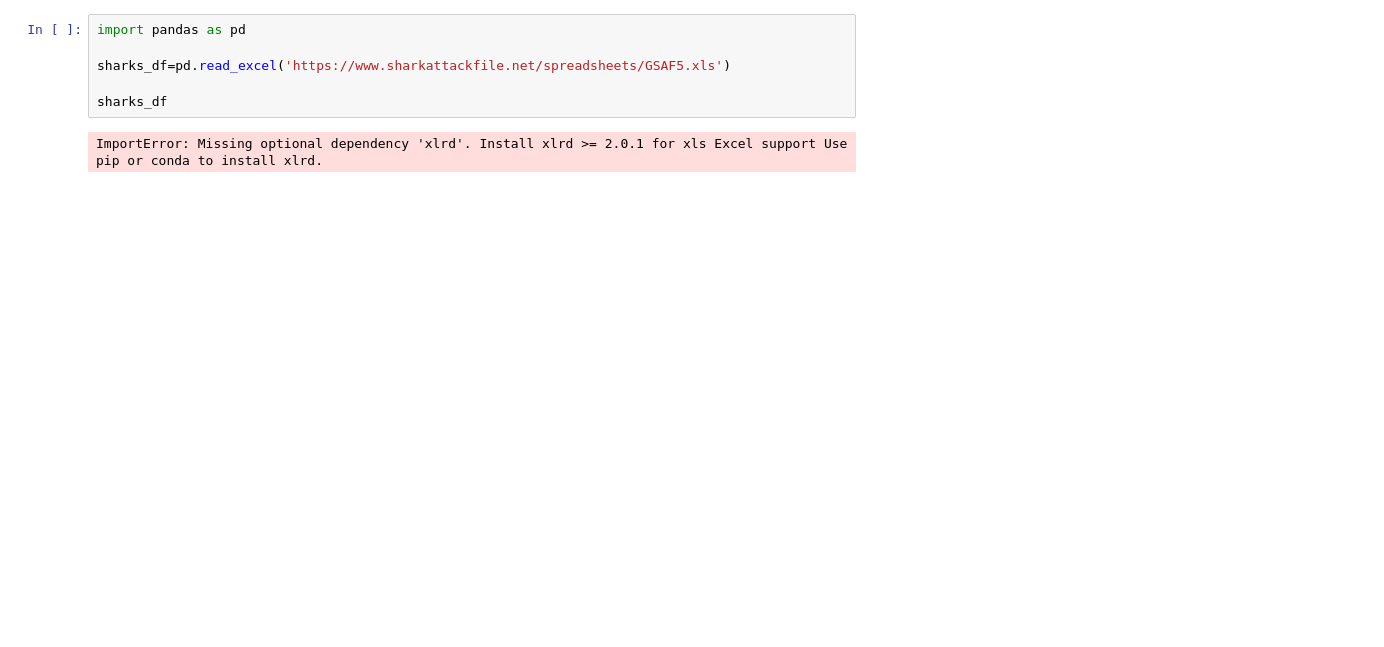
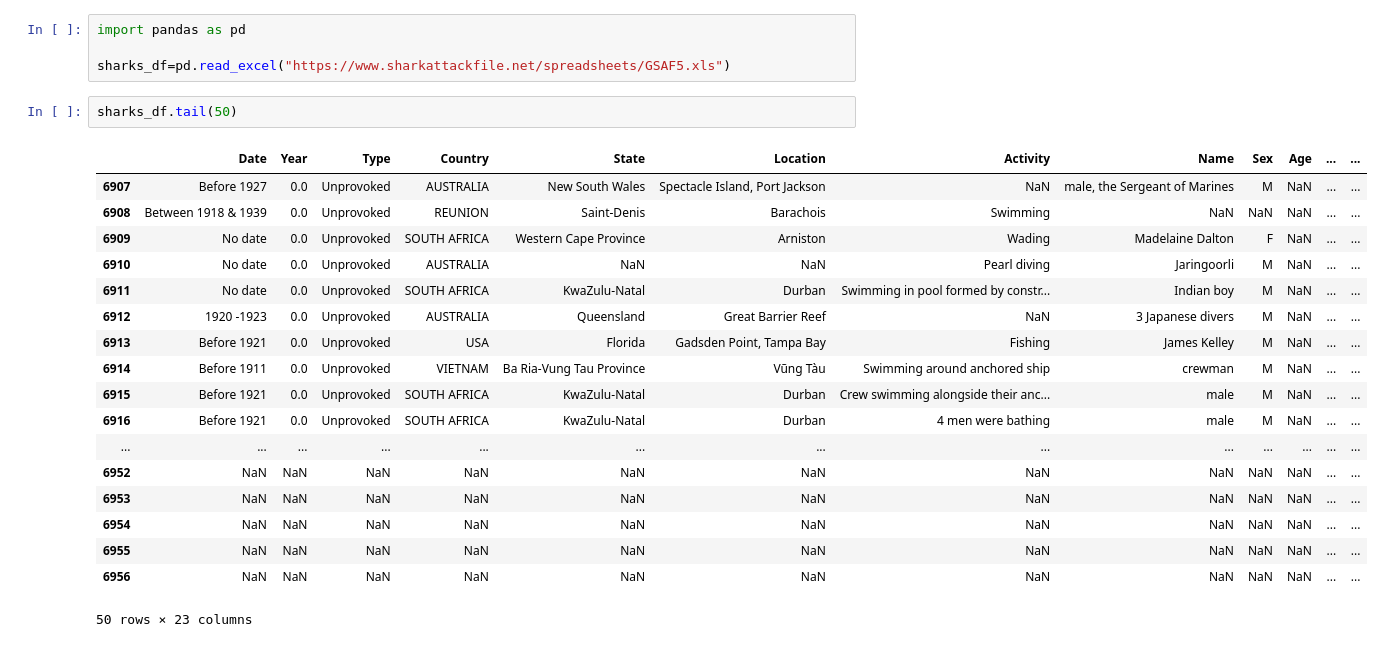
Before and after one commit to okravtsova123/ironhack_study, a Jupyter notebook: quest/data-cleaning-pandas/quest_shark_attack.ipynb, the cells around one changed output. Drawn from its saved outputs; the diff is of its cells as text; blank space fills up the shorter version.

```diff
--- a/quest/data-cleaning-pandas/quest_shark_attack.ipynb
+++ b/quest/data-cleaning-pandas/quest_shark_attack.ipynb
@@ -1,8 +1,25 @@
 # %%
 import pandas as pd
 
-sharks_df=pd.read_excel('https://www.sharkattackfile.net/spreadsheets/GSAF5.xls')
-
-sharks_df
+sharks_df=pd.read_excel("https://www.sharkattackfile.net/spreadsheets/GSAF5.xls")
-# %% [output]
-ImportError: Missing optional dependency 'xlrd'. Install xlrd >= 2.0.1 for xls Excel support Use pip or conda to install xlrd.
+# %%
+sharks_df.tail(50)
+# %% [output]
+|  | Date | Year | Type | Country | State | Location | Activity | Name | Sex | Age | ... | ... |
+| 6907 | Before 1927 | 0.0 | Unprovoked | AUSTRALIA | New South Wales | Spectacle Island, Port Jackson | NaN | male, the Sergeant of Marines | M | NaN | ... | ... |
+| 6908 | Between 1918 & 1939 | 0.0 | Unprovoked | REUNION | Saint-Denis | Barachois | Swimming | NaN | NaN | NaN | ... | ... |
+| 6909 | No date | 0.0 | Unprovoked | SOUTH AFRICA | Western Cape Province | Arniston | Wading | Madelaine Dalton | F | NaN | ... | ... |
+| 6910 | No date | 0.0 | Unprovoked | AUSTRALIA | NaN | NaN | Pearl diving | Jaringoorli | M | NaN | ... | ... |
+| 6911 | No date | 0.0 | Unprovoked | SOUTH AFRICA | KwaZulu-Natal | Durban | Swimming in pool formed by constr... | Indian boy | M | NaN | ... | ... |
+| 6912 | 1920 -1923 | 0.0 | Unprovoked | AUSTRALIA | Queensland | Great Barrier Reef | NaN | 3 Japanese divers | M | NaN | ... | ... |
+| 6913 | Before 1921 | 0.0 | Unprovoked | USA | Florida | Gadsden Point, Tampa Bay | Fishing | James Kelley | M | NaN | ... | ... |
+| 6914 | Before 1911 | 0.0 | Unprovoked | VIETNAM | Ba Ria-Vung Tau Province | Vũng Tàu | Swimming around anchored ship | crewman | M | NaN | ... | ... |
+| 6915 | Before 1921 | 0.0 | Unprovoked | SOUTH AFRICA | KwaZulu-Natal | Durban | Crew swimming alongside their anc... | male | M | NaN | ... | ... |
+| 6916 | Before 1921 | 0.0 | Unprovoked | SOUTH AFRICA | KwaZulu-Natal | Durban | 4 men were bathing | male | M | NaN | ... | ... |
+| ... | ... | ... | ... | ... | ... | ... | ... | ... | ... | ... | ... | ... |
+| 6952 | NaN | NaN | NaN | NaN | NaN | NaN | NaN | NaN | NaN | NaN | ... | ... |
+| 6953 | NaN | NaN | NaN | NaN | NaN | NaN | NaN | NaN | NaN | NaN | ... | ... |
+| 6954 | NaN | NaN | NaN | NaN | NaN | NaN | NaN | NaN | NaN | NaN | ... | ... |
+| 6955 | NaN | NaN | NaN | NaN | NaN | NaN | NaN | NaN | NaN | NaN | ... | ... |
+| 6956 | NaN | NaN | NaN | NaN | NaN | NaN | NaN | NaN | NaN | NaN | ... | ... |
+50 rows × 23 columns
```
Also changed, not shown: parts of 3 cells of this notebook, 1 other file.
